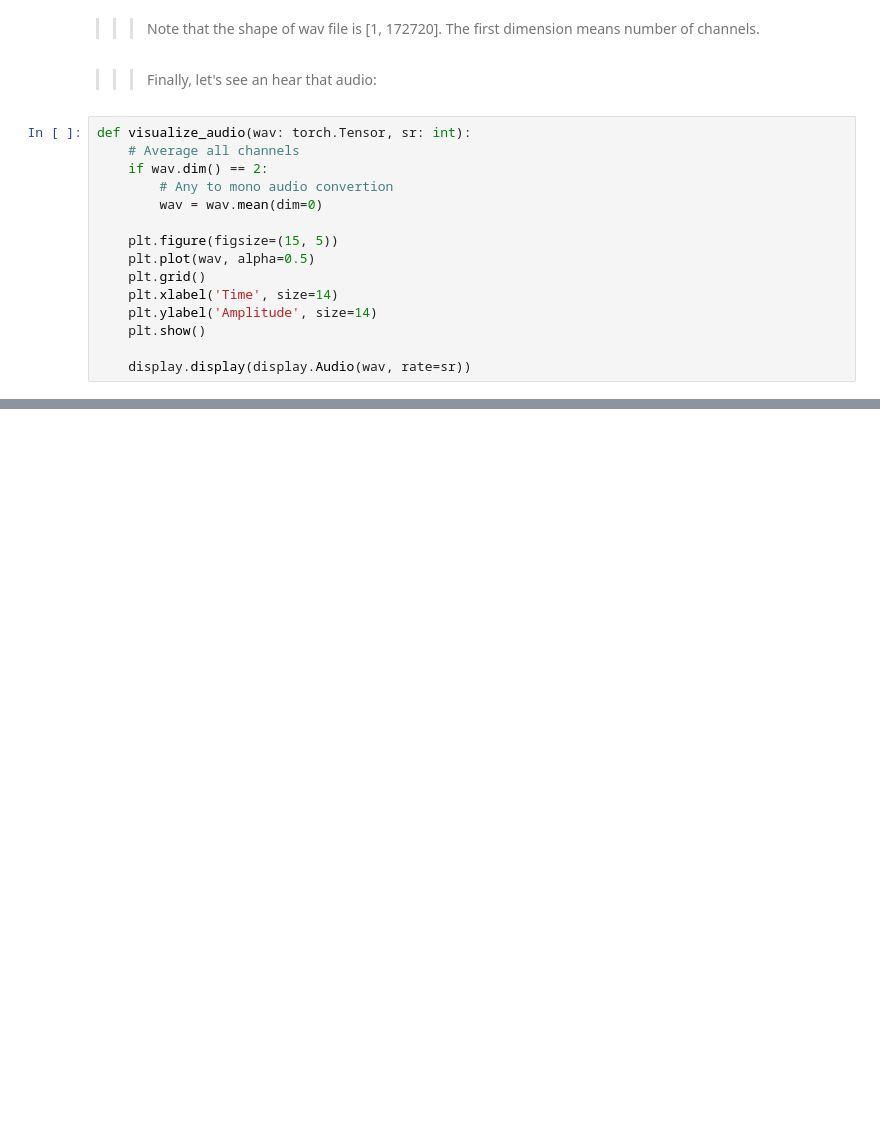
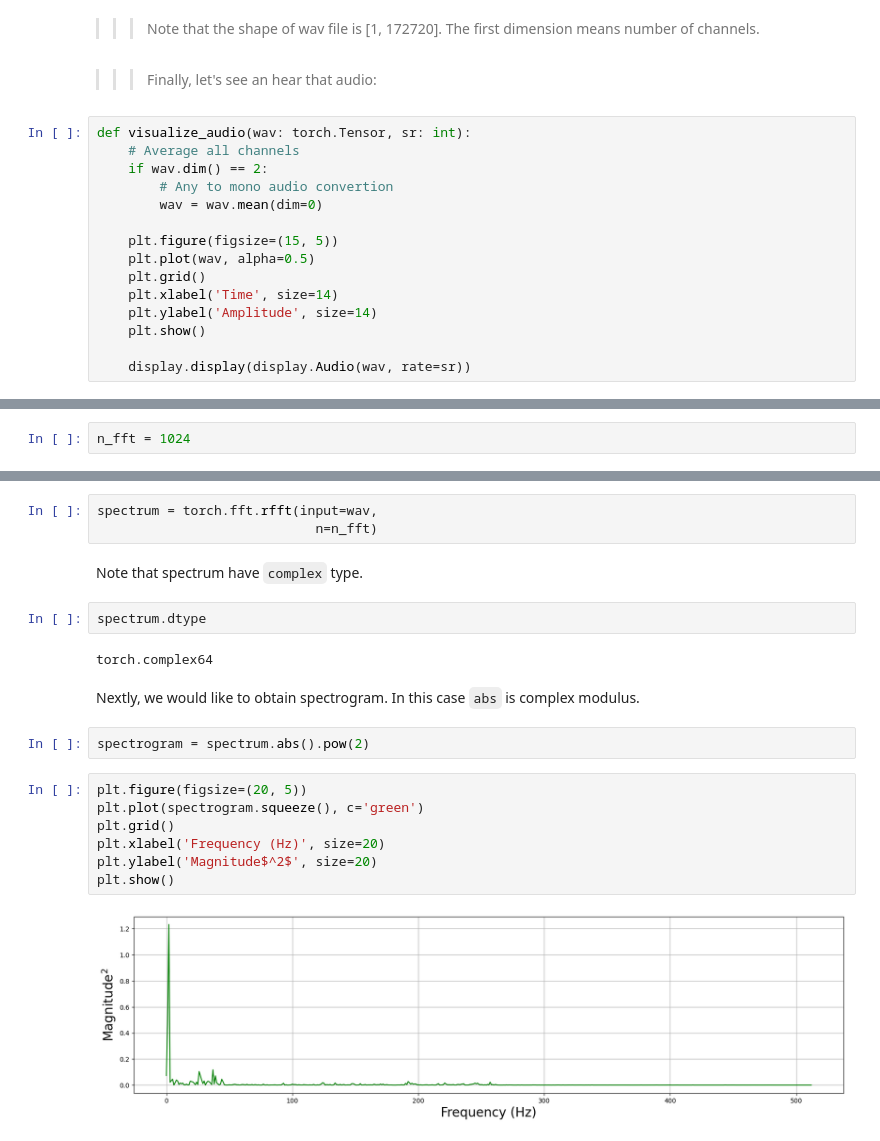
Before and after one commit to longlnOff/Deep-Learning-Audio-with-PyTorch, a Jupyter notebook: Week02 - Introduction to Digital Signal Processing/seminar_week2.ipynb, the cells around one changed output, grey strips where cells are left out. Drawn from its saved outputs; the diff is of its cells as text; blank space fills up the shorter version.

```diff
--- a/Week02 - Introduction to Digital Signal Processing/seminar_week2.ipynb
+++ b/Week02 - Introduction to Digital Signal Processing/seminar_week2.ipynb
@@ -73,3 +75,5 @@ visualize_audio(wav=wav, sr=sr)
 # %% [output]
 [figure]
 [interactive output not drawn]
+# %%
+n_fft = 1024
@@ -75,0 +82,22 @@ visualize_audio(wav=wav, sr=sr)
+# %%
+spectrum = torch.fft.rfft(input=wav,
+                            n=n_fft)
+# %% [markdown]
+Note that spectrum have `complex` type.
+# %%
+spectrum.dtype
+# %% [output]
+torch.complex64
+# %% [markdown]
+Nextly, we would like to obtain spectrogram. In this case `abs` is complex modulus.
+# %%
+spectrogram = spectrum.abs().pow(2)
+# %%
+plt.figure(figsize=(20, 5))
+plt.plot(spectrogram.squeeze(), c='green')
+plt.grid()
+plt.xlabel('Frequency (Hz)', size=20)
+plt.ylabel('Magnitude$^2$', size=20)
+plt.show()
+# %% [output]
+[figure, added]
```
Also changed, not shown: parts of 48 cells of this notebook, 1 other file.
